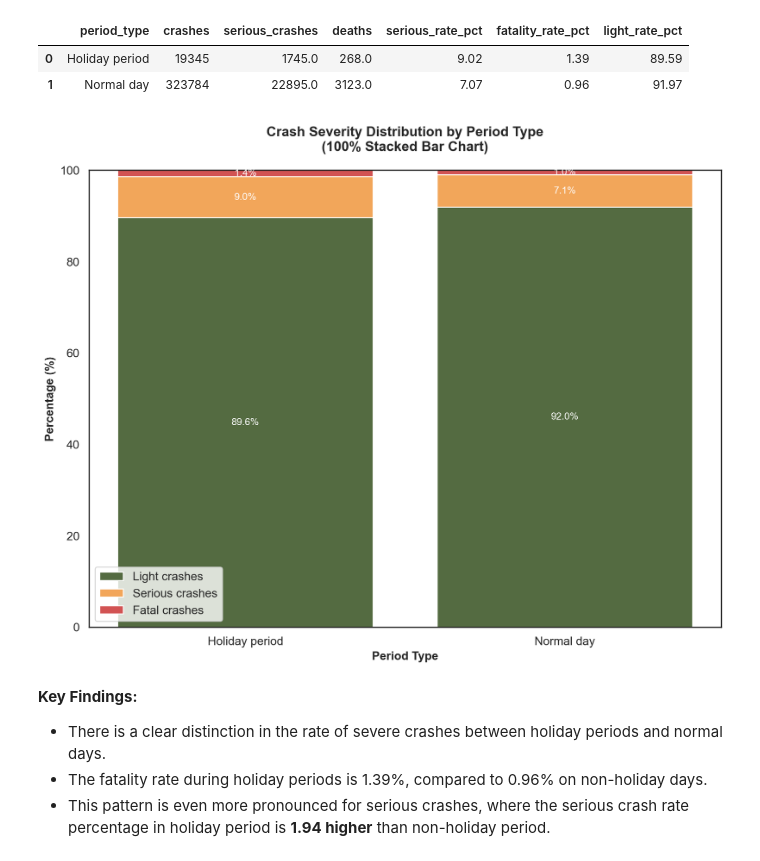
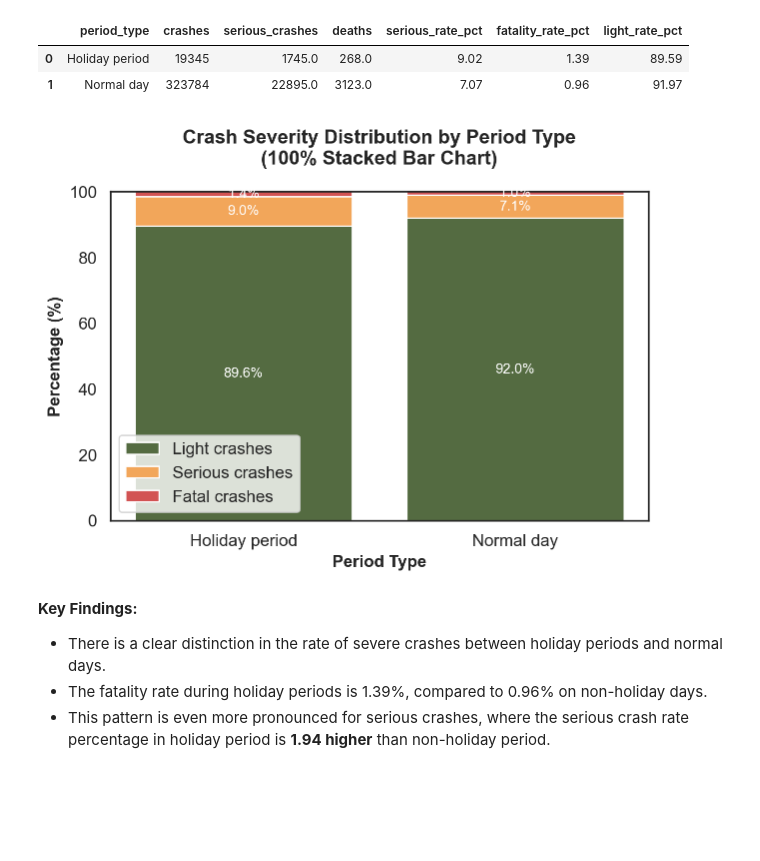
Before and after one commit to Lam-Truong/nz-road-safety-sql, a Jupyter notebook: project_1_workbook.ipynb, the cells around one changed output. Saved outputs shown, nothing was run; the diff lists cells and outputs as text; code cells hidden in the pictures; blank space fills up the shorter version.

```diff
--- a/project_1_workbook.ipynb
+++ b/project_1_workbook.ipynb
@@ -261,7 +261,7 @@ period_crashes
 | 0 | Holiday period | 19345 | 1745.0 | 268.0 | 9.02 | 1.39 | 89.59 |
 | 1 | Normal day | 323784 | 22895.0 | 3123.0 | 7.07 | 0.96 | 91.97 |
 # %%
-plt.figure(figsize=(10, 8))
+#plt.figure(figsize=(10, 8))
 # Extract the data for plotting
 period_types = period_crashes['period_type']
 serious_rate = period_crashes['serious_rate_pct']
@@ -276,34 +276,34 @@ bar1 = plt.bar(x_pos, light_rate, label='Light crashes', color='#546B41')
 bar2 = plt.bar(x_pos, serious_rate, bottom=light_rate, label='Serious crashes', color='#F2A65A')
 bar3 = plt.bar(x_pos, fatality_rate, bottom=light_rate + serious_rate, label='Fatal crashes', color='#D25353')
 
 # Customize the plot
 plt.xlabel('Period Type', fontsize=12, fontweight='bold')
 plt.ylabel('Percentage (%)', fontsize=12, fontweight='bold')
 plt.title('Crash Severity Distribution by Period Type\n(100% Stacked Bar Chart)', fontsize=14, fontweight='bold', pad=20)
 plt.xticks(x_pos, period_types)
 plt.ylim(0, 100)
 
 # Add percentage labels on each segment
 for i in range(len(period_types)):
     # Light crashes label (center of segment)
     plt.text(i, light_rate.iloc[i]/2, f'{light_rate.iloc[i]:.1f}%',
              ha='center', va='center', color='white', fontsize=10)
 
     # Serious crashes label (center of segment)
     plt.text(i, light_rate.iloc[i] + serious_rate.iloc[i]/2, f'{serious_rate.iloc[i]:.1f}%',
              ha='center', va='center', color='white', fontsize=10)
 
     # Fatal crashes label (center of segment)
     plt.text(i, light_rate.iloc[i] + serious_rate.iloc[i] + fatality_rate.iloc[i]/2, f'{fatality_rate.iloc[i]:.1f}%',
              ha='center', va='center', color='white', fontsize=10)
 
 # Add legend
 plt.legend()
 
 plt.tight_layout()
 plt.show()
 # %% [output]
-[figure, old version]
+[figure, new version]
 # %% [markdown]
 **Key Findings:**
 - There is a clear distinction in the rate of severe crashes between holiday periods and normal days.
```
Also changed, not shown: parts of 7 cells of this notebook, 4 other files.
